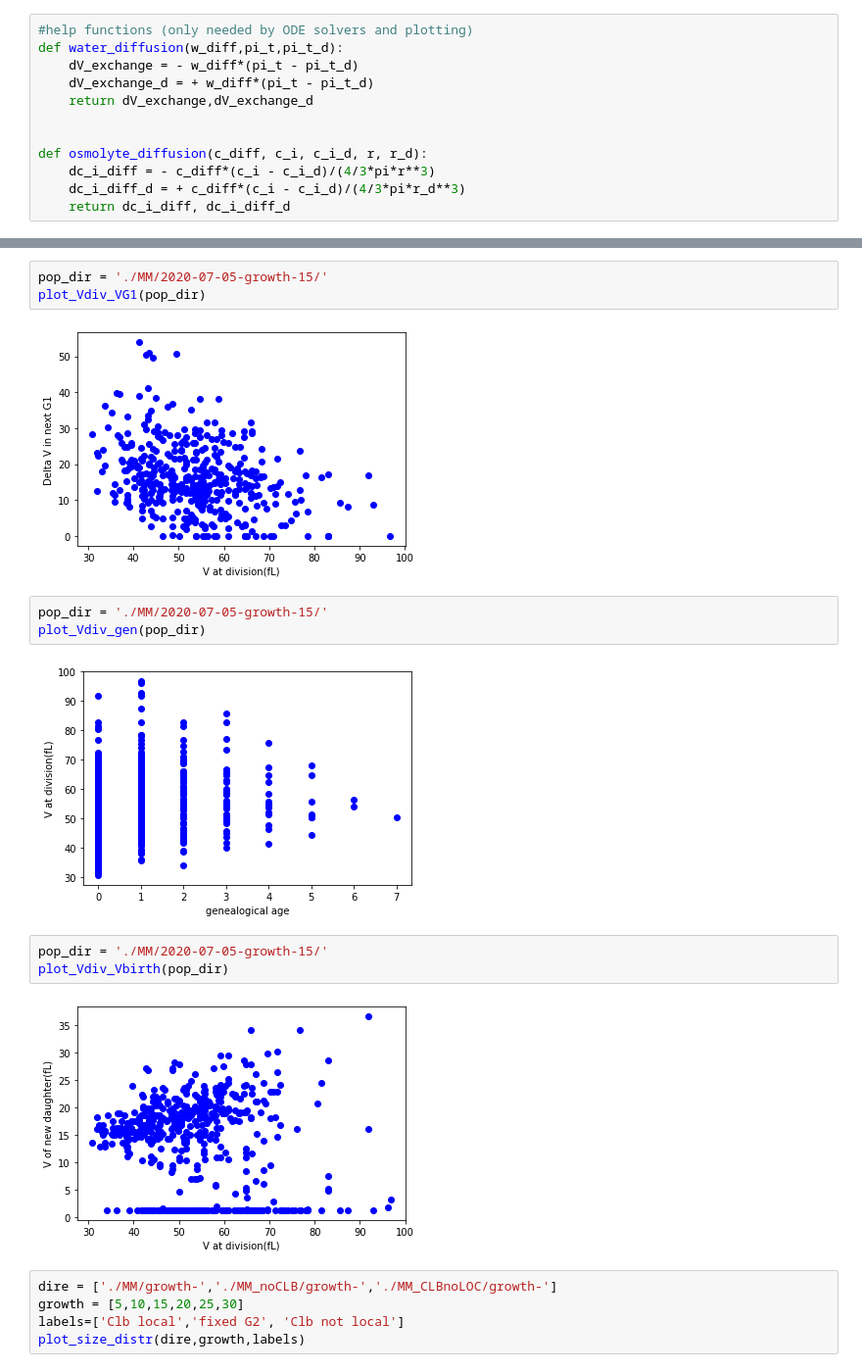
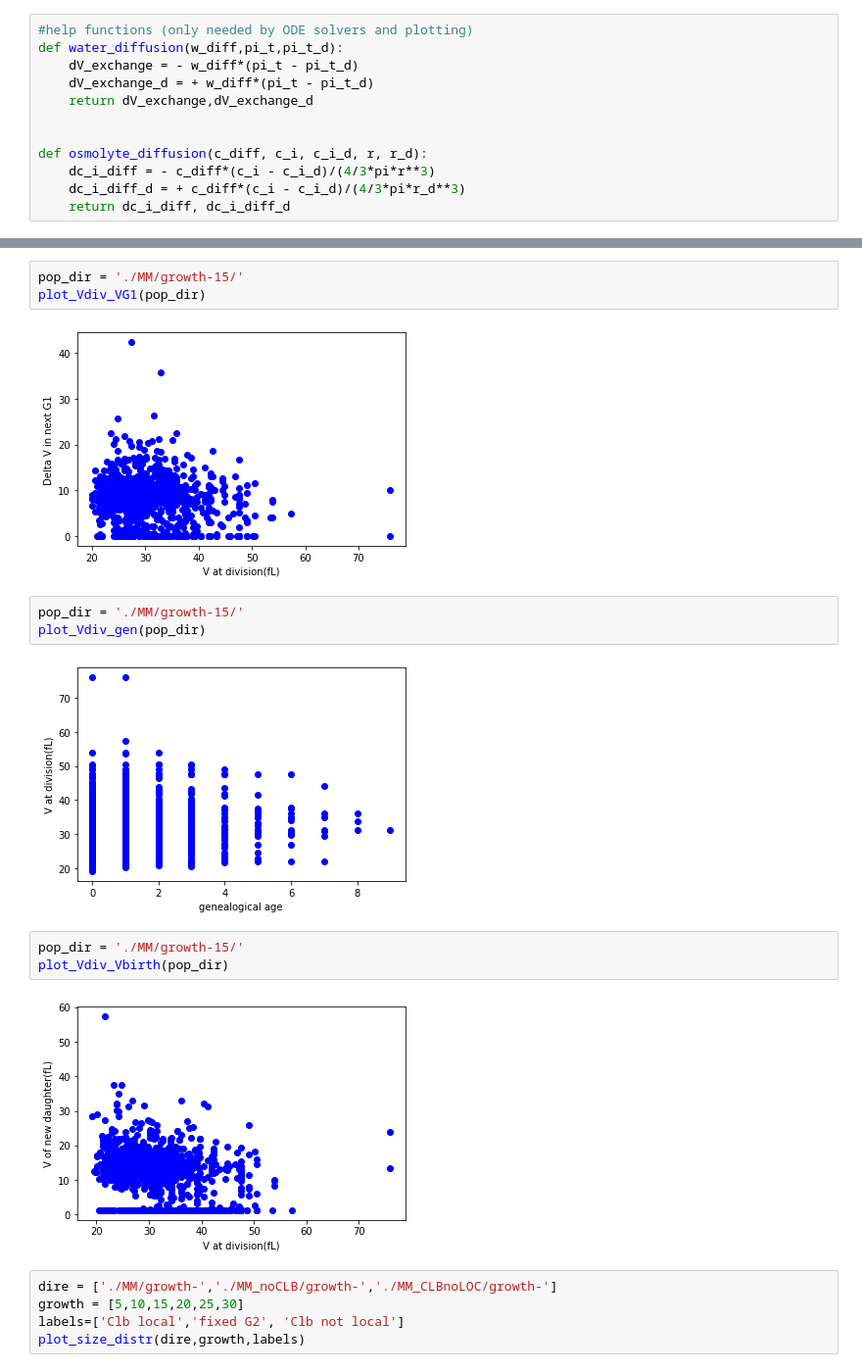
Before and after one commit to LPolczynski/Bachelor_Thesis, a Jupyter notebook: jupyter/thesis/main_model.ipynb, the cells around one changed output, grey strips where cells are left out. Shown at 98% size. Saved outputs shown, nothing was run; the diff lists cells and outputs as text.

```diff
--- a/jupyter/thesis/main_model.ipynb
+++ b/jupyter/thesis/main_model.ipynb
@@ -1406,18 +1643,18 @@ plot_deltaVG1_birthsize(pop_dir)
 # %%
-pop_dir = './MM/2020-07-05-growth-15/'
+pop_dir = './MM/growth-15/'
 plot_Vdiv_VG1(pop_dir)
 # %% [output]
-[figure, old version]
+[figure, new version]
 # %%
-pop_dir = './MM/2020-07-05-growth-15/'
+pop_dir = './MM/growth-15/'
 plot_Vdiv_gen(pop_dir)
 # %% [output]
-[figure, old version]
+[figure, new version]
 # %%
-pop_dir = './MM/2020-07-05-growth-15/'
+pop_dir = './MM/growth-15/'
 plot_Vdiv_Vbirth(pop_dir)
 # %% [output]
-[figure, old version]
+[figure, new version]
 # %%
 dire = ['./MM/growth-','./MM_noCLB/growth-','./MM_CLBnoLOC/growth-']
 growth = [5,10,15,20,25,30]
```
Also changed, not shown: parts of 13 cells of this notebook, 5 other files.
